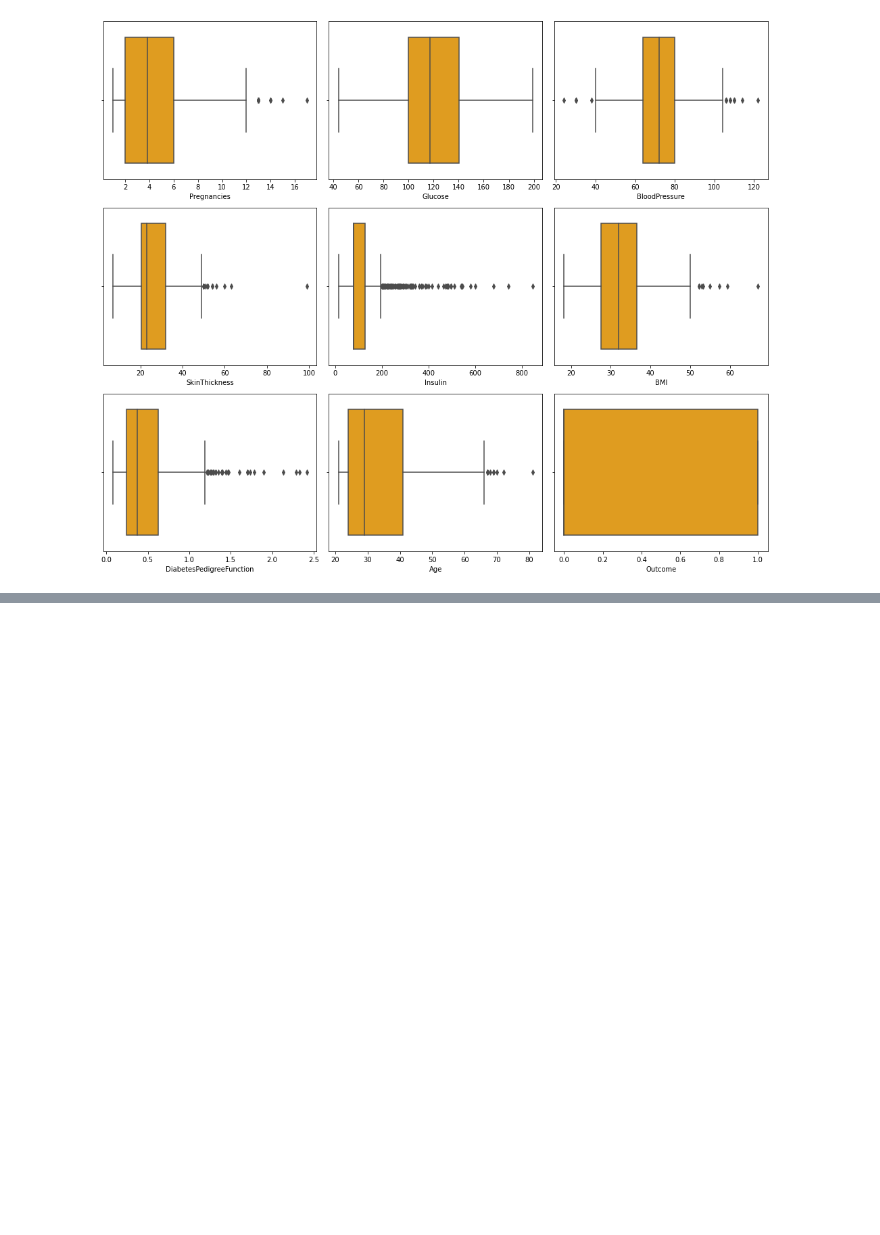
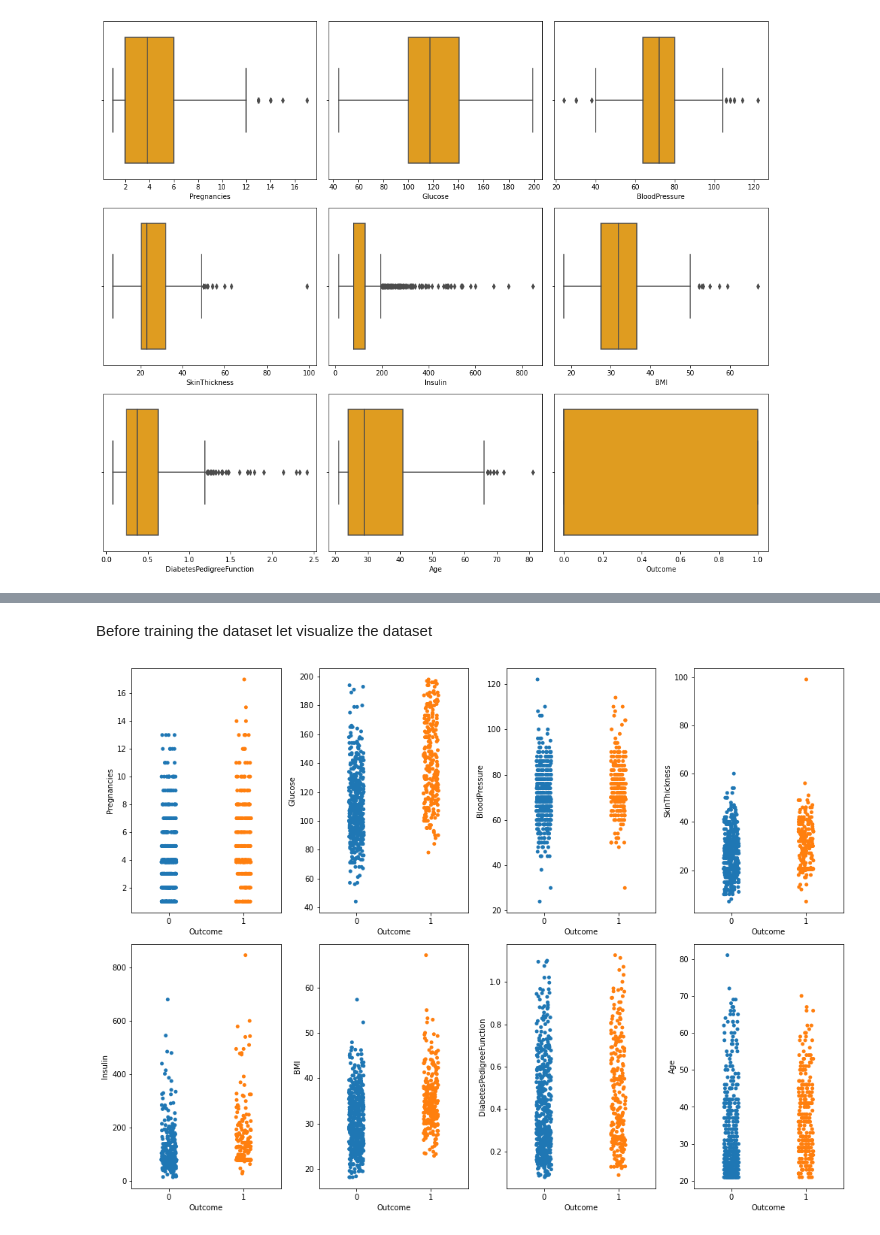
Before and after one commit to kanishkakum/Diabetes_LogisticRegression, a Jupyter notebook: Diabetes.ipynb, the cells around one changed output, grey strips where cells are left out. Drawn from its saved outputs; the diff is of its cells as text; code cells hidden in the pictures; blank space fills up the shorter version.

```diff
--- a/Diabetes.ipynb
+++ b/Diabetes.ipynb
@@ -127,0 +179,4 @@ for i in range(0,len(df.columns)):
+# %%
+# now we are dividing the dataset into dependent and independent variables
+X=data_cleaned.drop(columns=['Outcome'])
+Y=data_cleaned['Outcome']
@@ -127,0 +214,14 @@ for i in range(0,len(df.columns)):
+# %% [markdown]
+Before training the dataset let visualize the dataset
+# %%
+plt.figure(figsize=(14,15))
+plt.sup
+plotnumber=1
+for i in X:
+    if plotnumber<=9:
+        plt.subplot(3,4,plotnumber)
+        sns.stripplot(Y,X[i])
+    plotnumber+=1
+plt.tight_layout()
+# %% [output]
+[figure, added]
```
Also changed, not shown: parts of 15 cells of this notebook.
